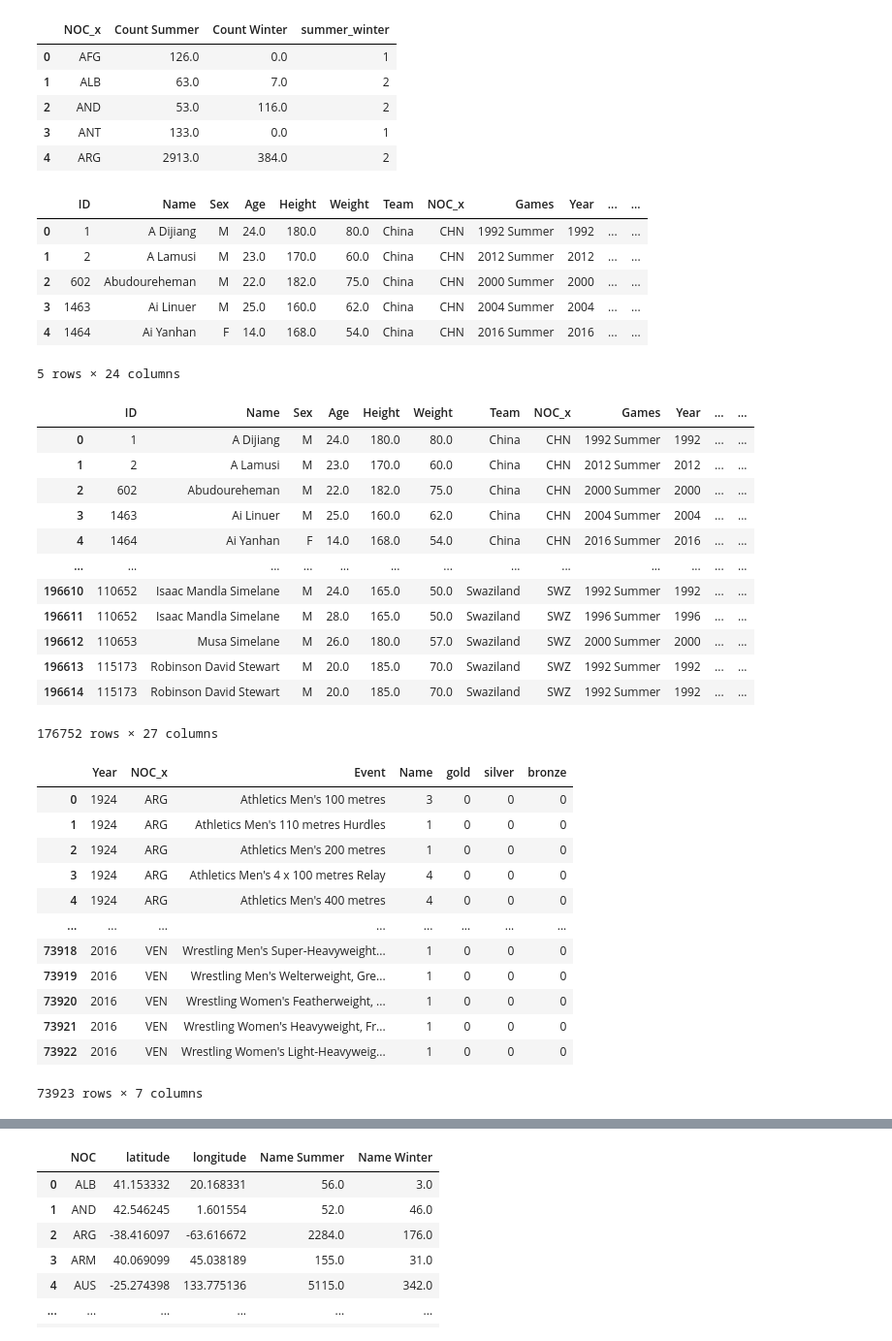
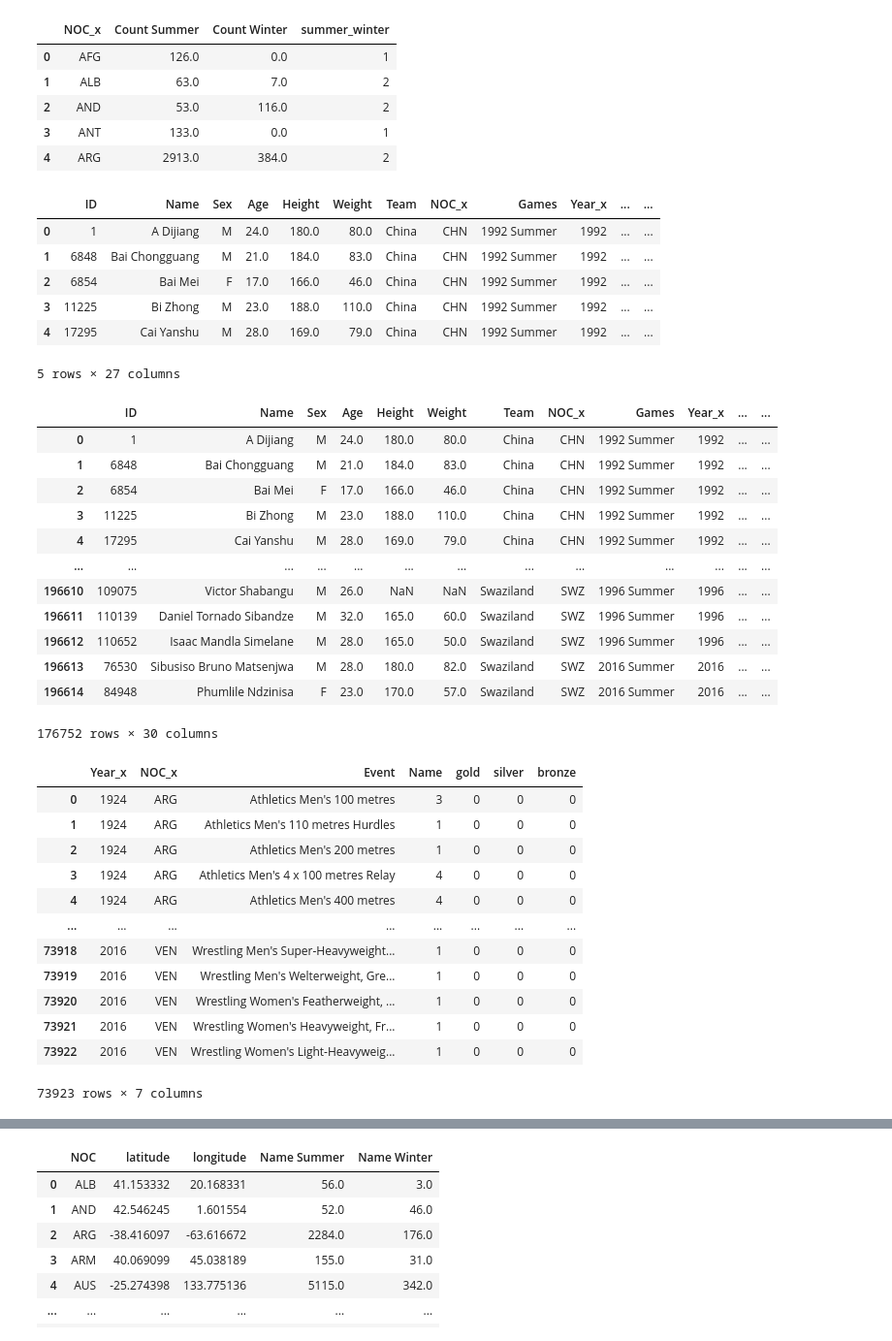
Before and after one commit to eugkik/Project1, a Jupyter notebook: BaseData-Bob Copy.ipynb, the cells around one changed output, grey strips where cells are left out. Shown at 97% size. Cells and saved outputs as stored; diff of their text form; code cells hidden in the pictures.

```diff
--- a/BaseData-Bob Copy.ipynb
+++ b/BaseData-Bob Copy.ipynb
@@ -172,18 +172,18 @@ df_country_sum2.head()
 # %%
 ## Add correction to main
 
-df_events_d = pd.merge(df_events_b, df_country_sum2, on=["NOC_x"])
-df_events_d = df_events_d.loc[df_events_d['Year'] >= 1924]
+df_events_d = pd.merge(df_events_c, df_country_sum2, on=["NOC_x"])
+df_events_d = df_events_d.loc[df_events_d['Year_x'] >= 1924]
 
 df_events_d.head()
 # %% [output]
-|  | ID | Name | Sex | Age | Height | Weight | Team | NOC_x | Games | Year | ... | ... |
+|  | ID | Name | Sex | Age | Height | Weight | Team | NOC_x | Games | Year_x | ... | ... |
 | 0 | 1 | A Dijiang | M | 24.0 | 180.0 | 80.0 | China | CHN | 1992 Summer | 1992 | ... | ... |
-| 1 | 2 | A Lamusi | M | 23.0 | 170.0 | 60.0 | China | CHN | 2012 Summer | 2012 | ... | ... |
-| 2 | 602 | Abudoureheman | M | 22.0 | 182.0 | 75.0 | China | CHN | 2000 Summer | 2000 | ... | ... |
-| 3 | 1463 | Ai Linuer | M | 25.0 | 160.0 | 62.0 | China | CHN | 2004 Summer | 2004 | ... | ... |
-| 4 | 1464 | Ai Yanhan | F | 14.0 | 168.0 | 54.0 | China | CHN | 2016 Summer | 2016 | ... | ... |
+| 1 | 6848 | Bai Chongguang | M | 21.0 | 184.0 | 83.0 | China | CHN | 1992 Summer | 1992 | ... | ... |
+| 2 | 6854 | Bai Mei | F | 17.0 | 166.0 | 46.0 | China | CHN | 1992 Summer | 1992 | ... | ... |
+| 3 | 11225 | Bi Zhong | M | 23.0 | 188.0 | 110.0 | China | CHN | 1992 Summer | 1992 | ... | ... |
+| 4 | 17295 | Cai Yanshu | M | 28.0 | 169.0 | 79.0 | China | CHN | 1992 Summer | 1992 | ... | ... |
-5 rows × 24 columns
+5 rows × 27 columns
 # %%
 conditions_gld = [
     (df_events_d['Medal']== "Gold"),
@@ -206,26 +206,26 @@ df_events_d['bronze'] = np.select(conditions_brz, choices_brz, default=0)
 df_events_e = df_events_d.loc[df_events_d['summer_winter'] == 2]
 df_events_e
 # %% [output]
-|  | ID | Name | Sex | Age | Height | Weight | Team | NOC_x | Games | Year | ... | ... |
+|  | ID | Name | Sex | Age | Height | Weight | Team | NOC_x | Games | Year_x | ... | ... |
 | 0 | 1 | A Dijiang | M | 24.0 | 180.0 | 80.0 | China | CHN | 1992 Summer | 1992 | ... | ... |
-| 1 | 2 | A Lamusi | M | 23.0 | 170.0 | 60.0 | China | CHN | 2012 Summer | 2012 | ... | ... |
-| 2 | 602 | Abudoureheman | M | 22.0 | 182.0 | 75.0 | China | CHN | 2000 Summer | 2000 | ... | ... |
-| 3 | 1463 | Ai Linuer | M | 25.0 | 160.0 | 62.0 | China | CHN | 2004 Summer | 2004 | ... | ... |
-| 4 | 1464 | Ai Yanhan | F | 14.0 | 168.0 | 54.0 | China | CHN | 2016 Summer | 2016 | ... | ... |
+| 1 | 6848 | Bai Chongguang | M | 21.0 | 184.0 | 83.0 | China | CHN | 1992 Summer | 1992 | ... | ... |
+| 2 | 6854 | Bai Mei | F | 17.0 | 166.0 | 46.0 | China | CHN | 1992 Summer | 1992 | ... | ... |
+| 3 | 11225 | Bi Zhong | M | 23.0 | 188.0 | 110.0 | China | CHN | 1992 Summer | 1992 | ... | ... |
+| 4 | 17295 | Cai Yanshu | M | 28.0 | 169.0 | 79.0 | China | CHN | 1992 Summer | 1992 | ... | ... |
 | ... | ... | ... | ... | ... | ... | ... | ... | ... | ... | ... | ... | ... |
-| 196610 | 110652 | Isaac Mandla Simelane | M | 24.0 | 165.0 | 50.0 | Swaziland | SWZ | 1992 Summer | 1992 | ... | ... |
-| 196611 | 110652 | Isaac Mandla Simelane | M | 28.0 | 165.0 | 50.0 | Swaziland | SWZ | 1996 Summer | 1996 | ... | ... |
-| 196612 | 110653 | Musa Simelane | M | 26.0 | 180.0 | 57.0 | Swaziland | SWZ | 2000 Summer | 2000 | ... | ... |
-| 196613 | 115173 | Robinson David Stewart | M | 20.0 | 185.0 | 70.0 | Swaziland | SWZ | 1992 Summer | 1992 | ... | ... |
-| 196614 | 115173 | Robinson David Stewart | M | 20.0 | 185.0 | 70.0 | Swaziland | SWZ | 1992 Summer | 1992 | ... | ... |
+| 196610 | 109075 | Victor Shabangu | M | 26.0 | NaN | NaN | Swaziland | SWZ | 1996 Summer | 1996 | ... | ... |
+| 196611 | 110139 | Daniel Tornado Sibandze | M | 32.0 | 165.0 | 60.0 | Swaziland | SWZ | 1996 Summer | 1996 | ... | ... |
+| 196612 | 110652 | Isaac Mandla Simelane | M | 28.0 | 165.0 | 50.0 | Swaziland | SWZ | 1996 Summer | 1996 | ... | ... |
+| 196613 | 76530 | Sibusiso Bruno Matsenjwa | M | 28.0 | 180.0 | 82.0 | Swaziland | SWZ | 2016 Summer | 2016 | ... | ... |
+| 196614 | 84948 | Phumlile Ndzinisa | F | 23.0 | 170.0 | 57.0 | Swaziland | SWZ | 2016 Summer | 2016 | ... | ... |
-176752 rows × 27 columns
+176752 rows × 30 columns
 # %%
 # grpoupby for events
-df_events_f = df_events_e.groupby(['Year','NOC_x', 'Event'], as_index=False).agg({'Name':'nunique','gold': 'max','silver': 'max','bronze': 'max'})
+df_events_f = df_events_e.groupby(['Year_x','NOC_x', 'Event'], as_index=False).agg({'Name':'nunique','gold': 'max','silver': 'max','bronze': 'max'})
 
 df_events_f
 # %% [output]
-|  | Year | NOC_x | Event | Name | gold | silver | bronze |
+|  | Year_x | NOC_x | Event | Name | gold | silver | bronze |
 | 0 | 1924 | ARG | Athletics Men's 100 metres | 3 | 0 | 0 | 0 |
 | 1 | 1924 | ARG | Athletics Men's 110 metres Hurdles | 1 | 0 | 0 | 0 |
 | 2 | 1924 | ARG | Athletics Men's 200 metres | 1 | 0 | 0 | 0 |
```
Also changed, not shown: parts of 16 cells of this notebook, 3 other files.
